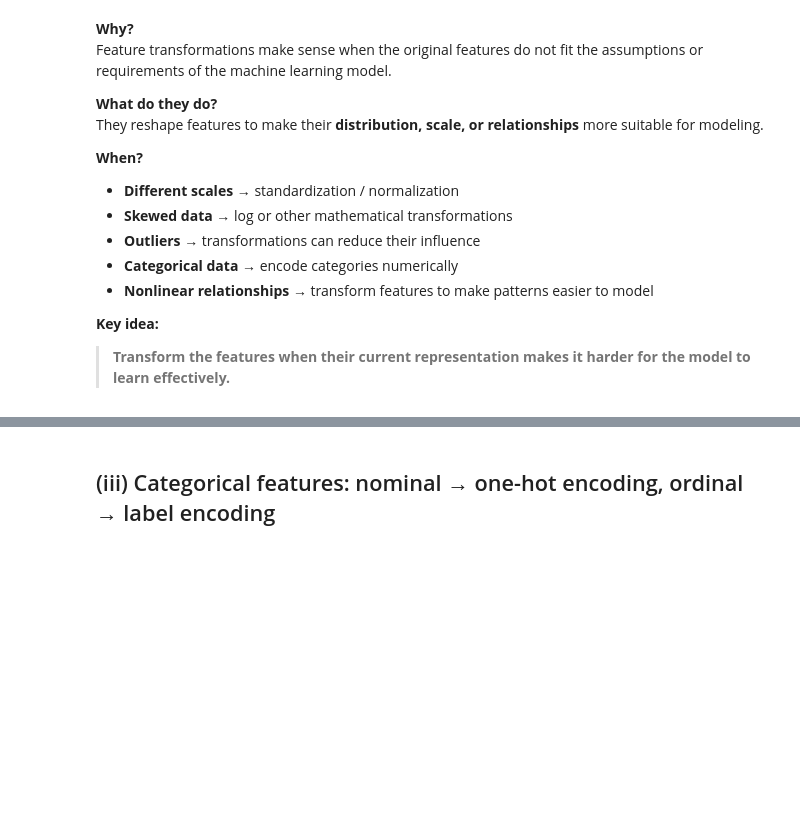
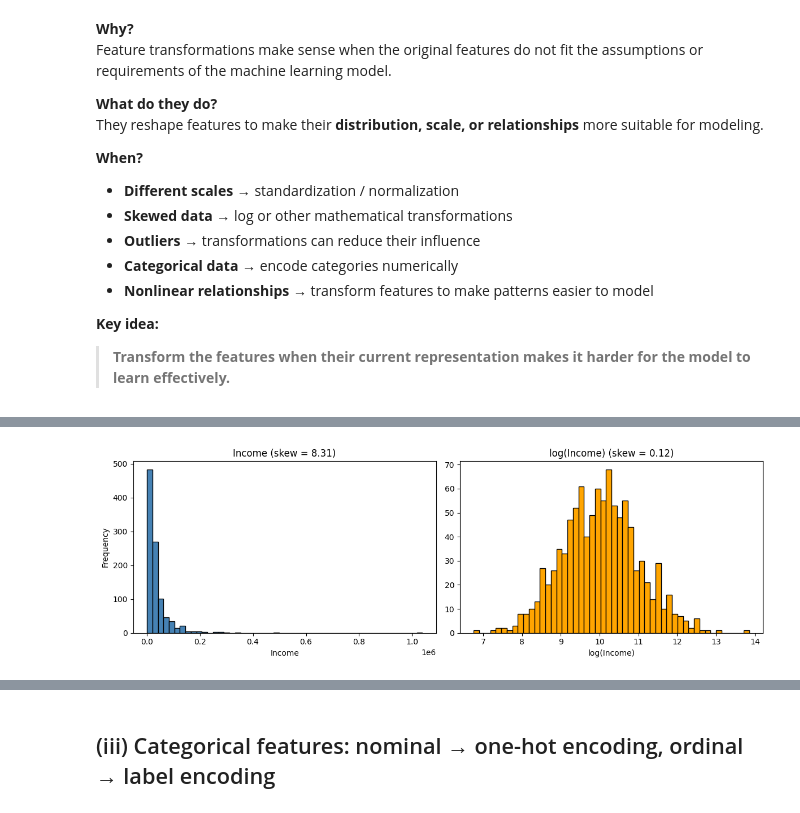
Before and after one commit to noraberinger/FeatureEngineering_HS2026, a Jupyter notebook: 02_Feature_Transformation.ipynb, the cells around one changed output, grey strips where cells are left out. Cells and saved outputs as stored; diff of their text form; code cells hidden in the pictures; blank space fills up the shorter version.

```diff
--- a/02_Feature_Transformation.ipynb
+++ b/02_Feature_Transformation.ipynb
@@ -56,0 +69,21 @@ They reshape features to make their **distribution, scale, or relationships** mo
+# %%
+# Simulate right skewed income: few very high values, many low ones
+np.random.seed(42)
+income = np.random.lognormal(mean=10, sigma=1, size=1000)
+
+# Log transform compresses the long tail
+log_income = np.log(income)
+
+# Histograms before and after, skewness in the title (0 = symmetric)
+fig, axes = plt.subplots(1, 2, figsize=(12, 4))
+axes[0].hist(income, bins=50, edgecolor='black', color='steelblue')
+axes[0].set_title(f'Income (skew = {pd.Series(income).skew():.2f})')
+axes[0].set_xlabel('Income')
+axes[0].set_ylabel('Frequency')
+axes[1].hist(log_income, bins=50, edgecolor='black', color='orange')
+axes[1].set_title(f'log(Income) (skew = {pd.Series(log_income).skew():.2f})')
+axes[1].set_xlabel('log(Income)')
+plt.tight_layout()
+plt.show()
+# %% [output]
+[figure, added]
```
Also changed, not shown: parts of 6 cells of this notebook.
